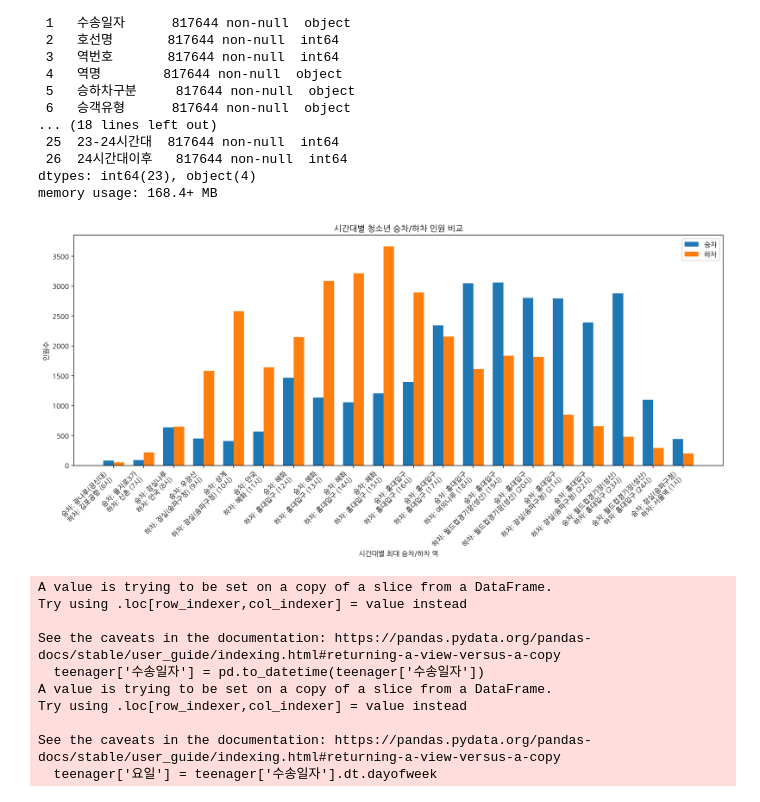
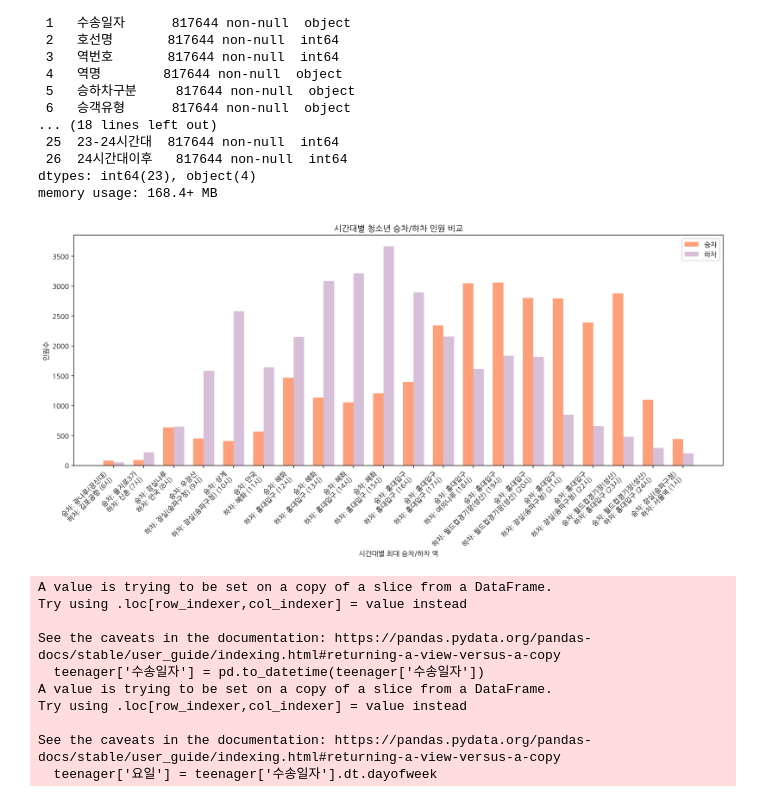
Before and after one commit to thdnjs0730/2024-1-my-BDA, a Jupyter notebook: 데이터분석과제_03조_20231596_최소원_20231596_최소원.ipynb, the cells around one changed output. Cells and saved outputs as stored; diff of their text form; code cells hidden in the pictures.

```diff
--- a/데이터분석과제_03조_20231596_최소원_20231596_최소원.ipynb
+++ b/데이터분석과제_03조_20231596_최소원_20231596_최소원.ipynb
@@ -244,22 +246,20 @@ for row in teenager.itertuples(index=False):
 # %%
 fig, axx = plt.subplots(figsize=(14, 7))
 bar_width = 0.35
 index = np.arange(20)
 
-# 최대 승차 및 하차 인원을 바 차트로 그리기
-plt.bar(index, mx_on, bar_width, label='승차')
-plt.bar(index + bar_width, mx_off, bar_width, label='하차')
-
-# x축 라벨 설정
+# 바 차트 시각화
+plt.bar(index, mx_on, bar_width, label='승차', color='lightsalmon')
+plt.bar(index + bar_width, mx_off, bar_width, label='하차', color='thistle')
 plt.xlabel('시간대별 최대 승차/하차 역')
 plt.ylabel('인원수')
 plt.title('시간대별 청소년 승차/하차 인원 비교')
 plt.xticks(index + bar_width / 2, mx_station, rotation=45, ha='right')
 plt.legend()
 plt.tight_layout()
 plt.show()
 # %% [output]
-[figure, old version]
+[figure, new version]
 # %%
 # 청소년 데이터에서 요일 정보 추출
 teenager['수송일자'] = pd.to_datetime(teenager['수송일자'])
```
Also changed, not shown: parts of 9 cells of this notebook.
